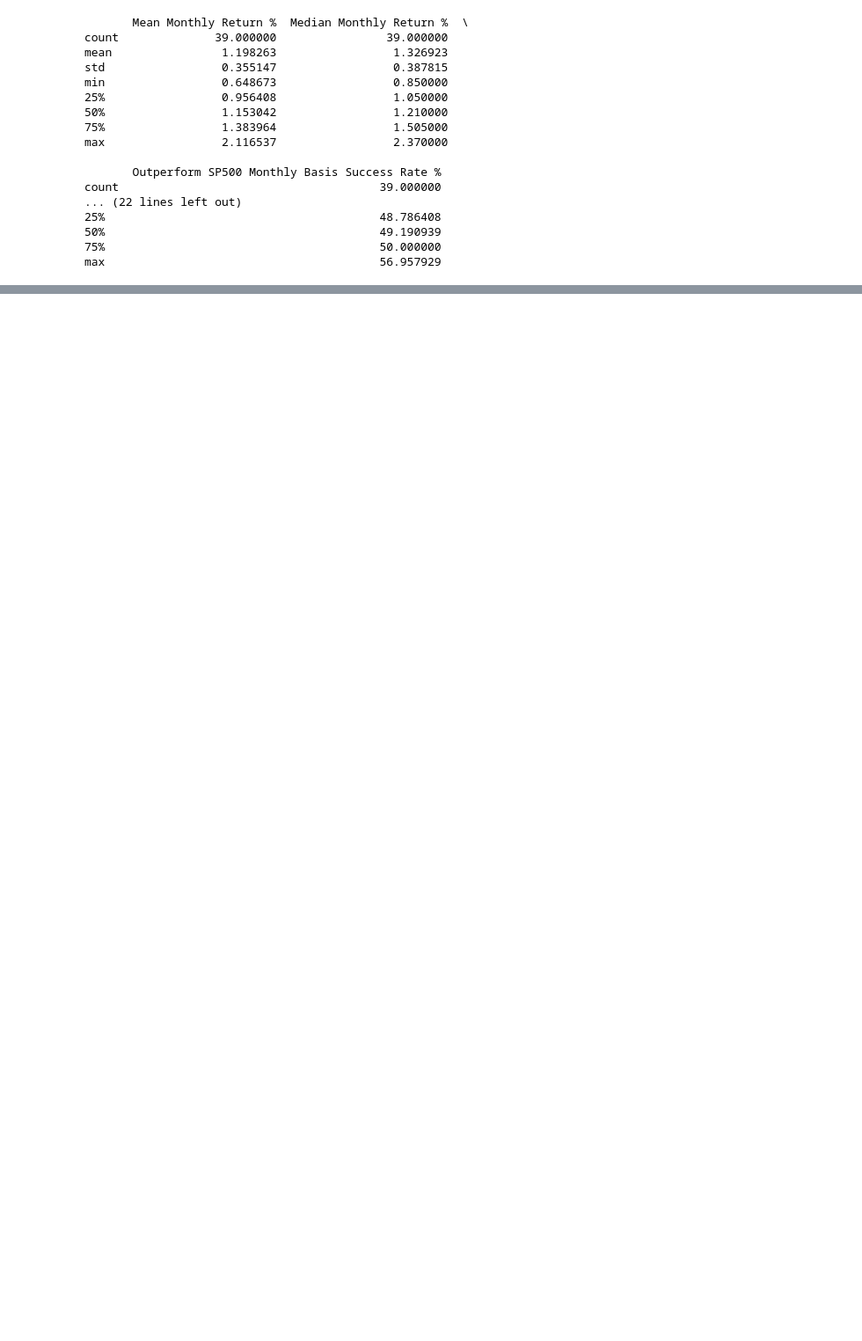
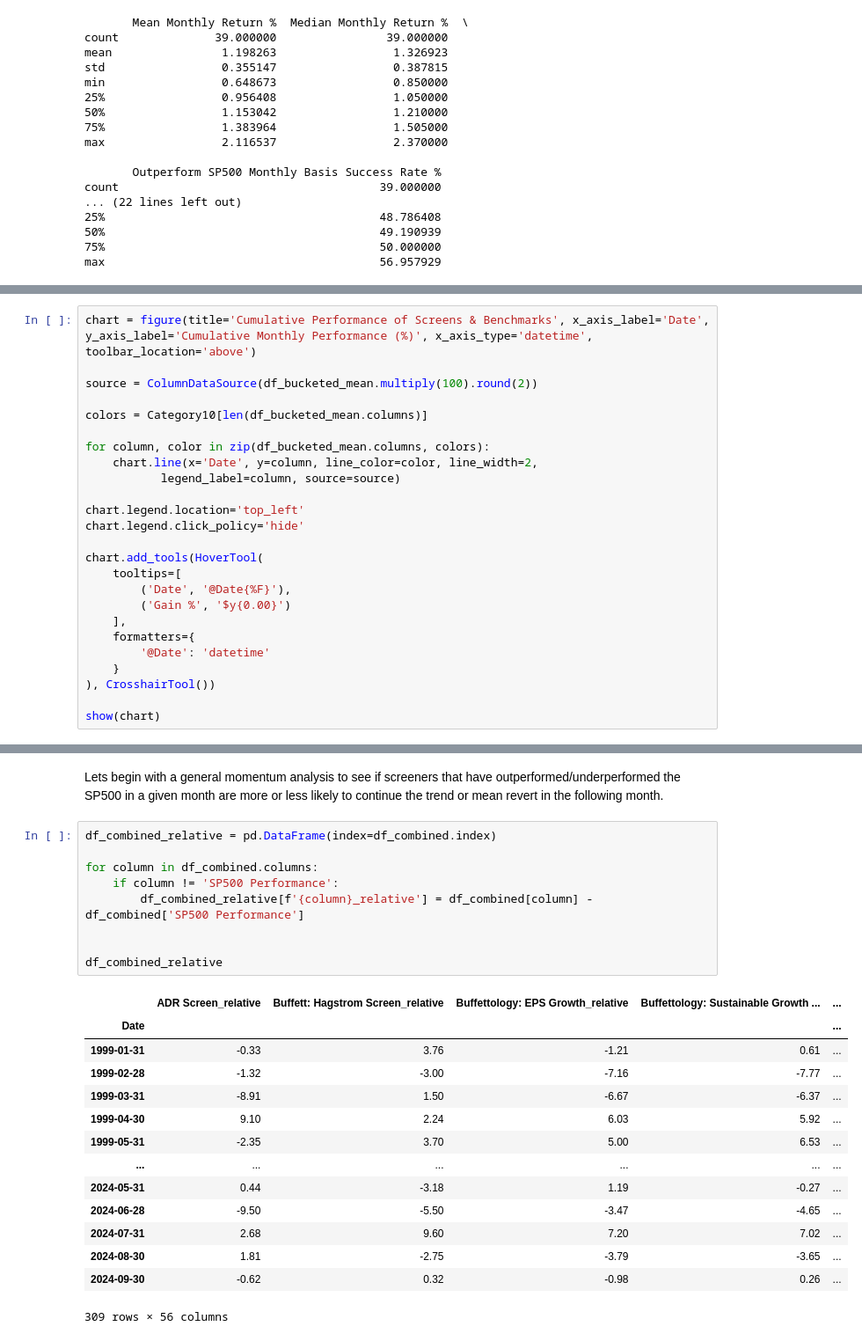
Before and after one commit to Ingy10/Quantitative-Stock-Strategy-Analysis, a Jupyter notebook: Quantitative Strategy Analysis.ipynb, the cells around one changed output, grey strips where cells are left out. Shown at 88% size. Saved outputs shown, nothing was run; the diff lists cells and outputs as text; blank space fills up the shorter version.

```diff
--- a/Quantitative Strategy Analysis.ipynb
+++ b/Quantitative Strategy Analysis.ipynb
@@ -491,0 +526,25 @@ max                                        56.957929
+# %%
+chart = figure(title='Cumulative Performance of Screens & Benchmarks', x_axis_label='Date', y_axis_label='Cumulative Monthly Performance (%)', x_axis_type='datetime', toolbar_location='above')
+
+source = ColumnDataSource(df_bucketed_mean.multiply(100).round(2))
+
+colors = Category10[len(df_bucketed_mean.columns)]
+
+for column, color in zip(df_bucketed_mean.columns, colors):
+    chart.line(x='Date', y=column, line_color=color, line_width=2,
+           legend_label=column, source=source)
+
+chart.legend.location='top_left'
+chart.legend.click_policy='hide'
+
+chart.add_tools(HoverTool(
+    tooltips=[
+        ('Date', '@Date{%F}'),
+        ('Gain %', '$y{0.00}')
+    ],
+    formatters={
+        '@Date': 'datetime'
+    }
+), CrosshairTool())
+
+show(chart)
@@ -491,0 +561,26 @@ max                                        56.957929
+# %% [markdown]
+Lets begin with a general momentum analysis to see if screeners that have outperformed/underperformed the SP500 in a given month are more or less likely to continue the trend or mean revert in the following month.
+# %%
+df_combined_relative = pd.DataFrame(index=df_combined.index)
+
+for column in df_combined.columns:
+    if column != 'SP500 Performance':
+        df_combined_relative[f'{column}_relative'] = df_combined[column] - df_combined['SP500 Performance']
+
+
+df_combined_relative
+# %% [output]
+|  | ADR Screen_relative | Buffett: Hagstrom Screen_relative | Buffettology: EPS Growth_relative | Buffettology: Sustainable Growth ... | ... |
+| Date |  |  |  |  | ... |
+| 1999-01-31 | -0.33 | 3.76 | -1.21 | 0.61 | ... |
+| 1999-02-28 | -1.32 | -3.00 | -7.16 | -7.77 | ... |
+| 1999-03-31 | -8.91 | 1.50 | -6.67 | -6.37 | ... |
+| 1999-04-30 | 9.10 | 2.24 | 6.03 | 5.92 | ... |
+| 1999-05-31 | -2.35 | 3.70 | 5.00 | 6.53 | ... |
+| ... | ... | ... | ... | ... | ... |
+| 2024-05-31 | 0.44 | -3.18 | 1.19 | -0.27 | ... |
+| 2024-06-28 | -9.50 | -5.50 | -3.47 | -4.65 | ... |
+| 2024-07-31 | 2.68 | 9.60 | 7.20 | 7.02 | ... |
+| 2024-08-30 | 1.81 | -2.75 | -3.79 | -3.65 | ... |
+| 2024-09-30 | -0.62 | 0.32 | -0.98 | 0.26 | ... |
+309 rows × 56 columns
```
Also changed, not shown: parts of 19 cells of this notebook.
